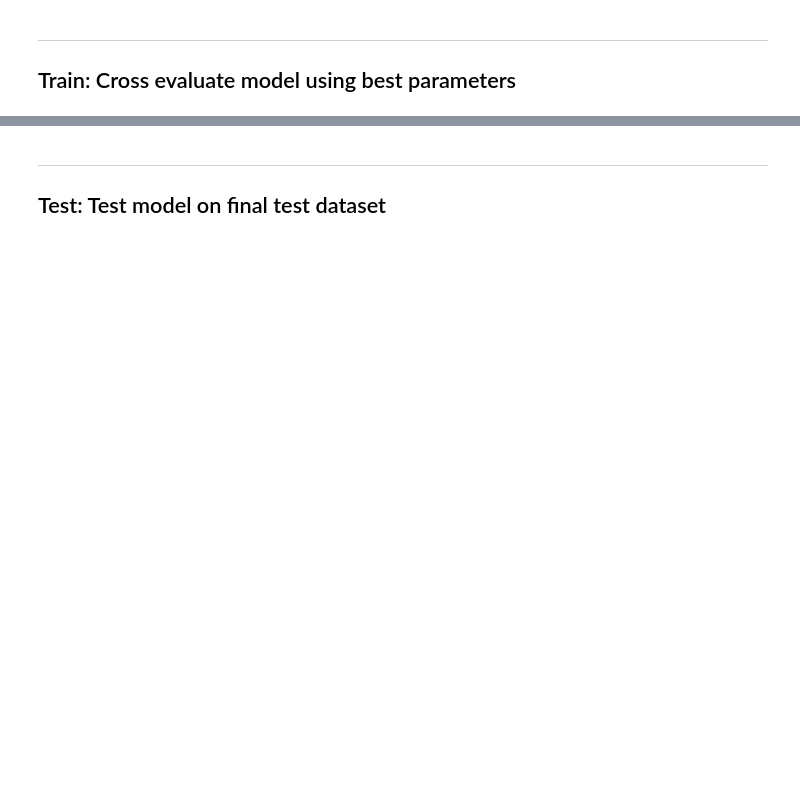
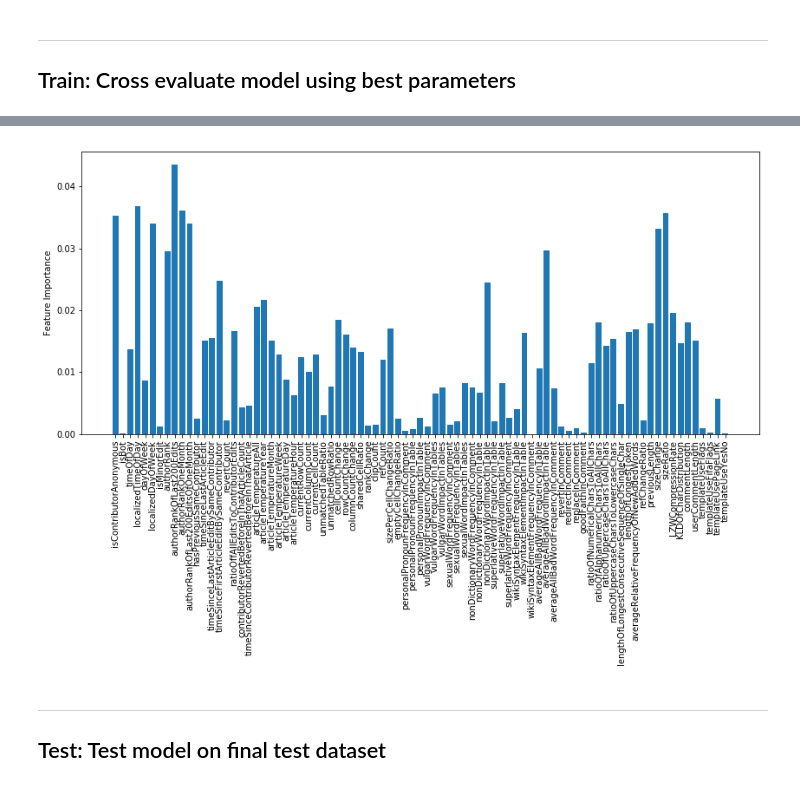
Before and after one commit to HPI-Information-Systems/wikipediatablevandalism, a Jupyter notebook: vandalism-classifier/single_label_classifier.ipynb, the cells around one changed output, grey strips where cells are left out. Drawn from its saved outputs; the diff is of its cells as text; code cells hidden in the pictures; blank space fills up the shorter version.

Commit message:
Plot feature importance

```diff
--- a/vandalism-classifier/single_label_classifier.ipynb
+++ b/vandalism-classifier/single_label_classifier.ipynb
@@ -248,9 +276,10 @@ print('y test', y_test.shape)
 ## Grid search model parameters
 # %%
 # Grid search model params
+# 'class_weight': ['balanced', {0:1,1:1}, {0:2,1:1}, {0:4,1:1}, {0:6,1:1}, {0:8,1:1}, {0:10,1:1}, {0:20,1:1}]
 parameters = [{
-    'n_estimators': [100, 250, 500, 750],
-    'class_weight': [None, 'balanced', {0:1,1:1}, {0:2,1:1}, {0:4,1:1}, {0:6,1:1}, {0:8,1:1}, {0:10,1:1}]
+    'n_estimators': [300],
+    'class_weight': ['balanced']
 }]
 
 grid_search = GridSearchCV(RandomForestClassifier(),
@@ -287,3 +337,10 @@ plot_roc(y_train, y_train_predict_proba[:, 1])
+# %%
+# Feature importance
+clf = RandomForestClassifier(n_estimators=params['n_estimators'], class_weight=params['class_weight'], n_jobs=-1)
+clf.fit(X_train, y_train)
+plot_feature_importance(clf, X_train.columns)
+# %% [output]
+[figure, added]
 # %% [markdown]
 ---
 ## Test: Test model on final test dataset
```
Also changed, not shown: parts of 18 cells of this notebook, 1 other file.
